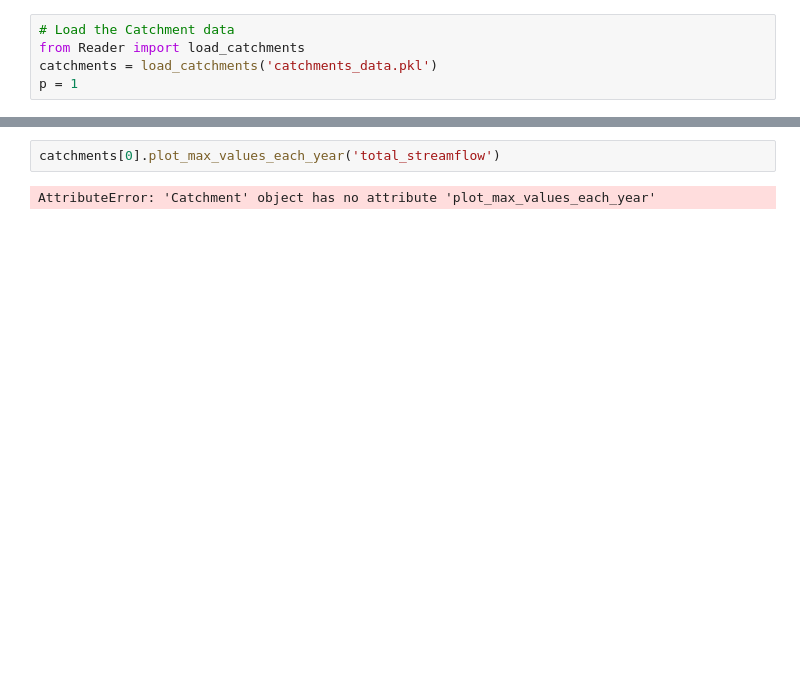
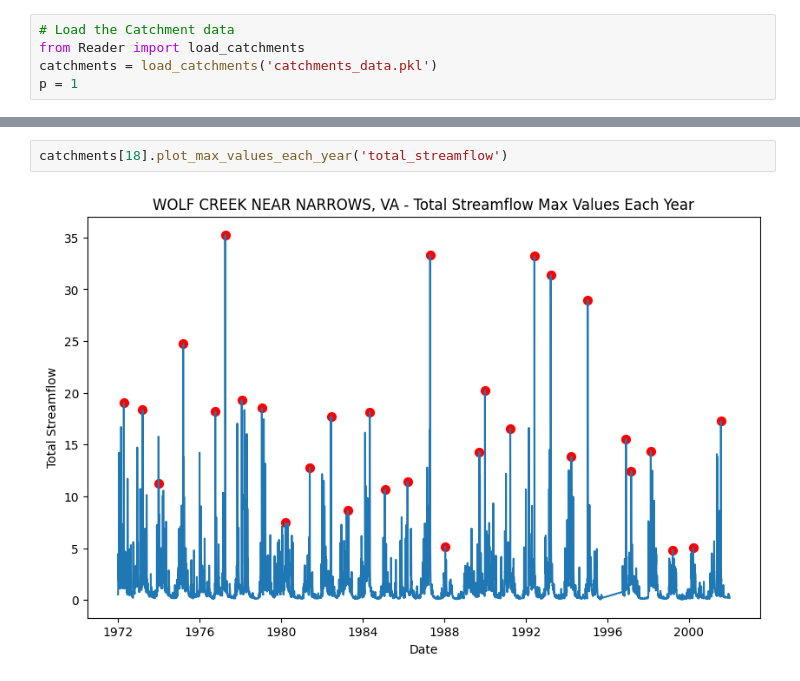
Before and after one commit to Jackman99/Hydrology-Class-Project, a Jupyter notebook: main.ipynb, the cells around one changed output, grey strips where cells are left out. Saved outputs shown, nothing was run; the diff lists cells and outputs as text; blank space fills up the shorter version.

```diff
--- a/main.ipynb
+++ b/main.ipynb
@@ -17,4 +36,4 @@ p = 1
 # %%
-catchments[0].plot_max_values_each_year('total_streamflow')
+catchments[18].plot_max_values_each_year('total_streamflow')
 # %% [output]
-AttributeError: 'Catchment' object has no attribute 'plot_max_values_each_year'
+[figure, added]
```
Also changed, not shown: parts of 1 cell of this notebook, 14 other files.
